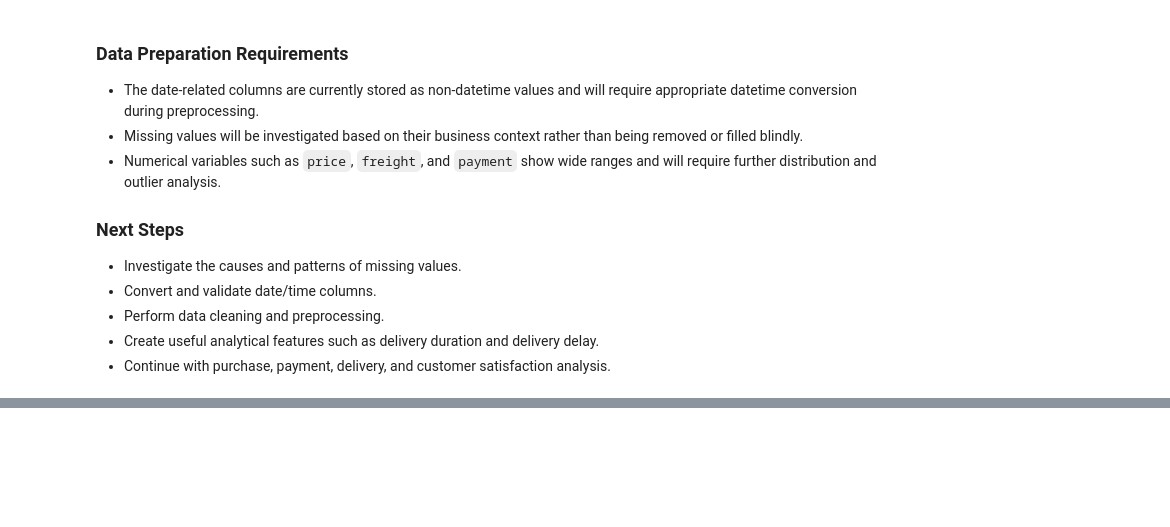
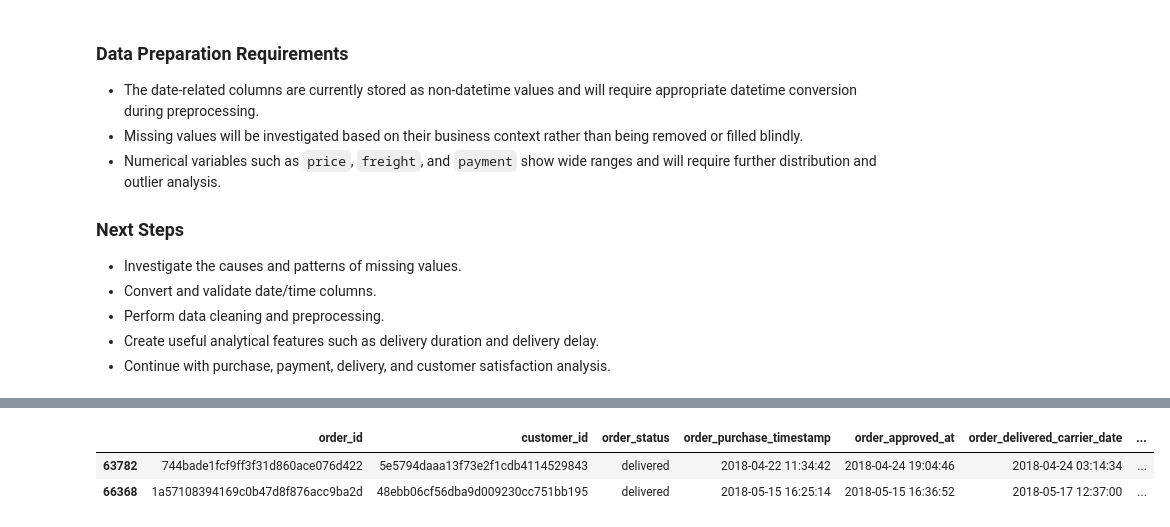
Before and after one commit to PranjaliSBidwe/E-Commerce_Sales_Customer_Behavior_Analysis, a Jupyter notebook: 01_data_understanding.ipynb, the cells around one changed output, grey strips where cells are left out. Saved outputs shown, nothing was run; the diff lists cells and outputs as text; code cells hidden in the pictures; blank space fills up the shorter version.

```diff
--- a/01_data_understanding.ipynb
+++ b/01_data_understanding.ipynb
@@ -273,0 +418,4 @@ df[date_columns].head()
+# %%
+invalid_installments = df[df["installments"] < 1]
+
+print("Invalid installment records:", len(invalid_installments))
@@ -273,0 +514,6 @@ df[date_columns].head()
+# %%
+invalid_installments
+# %% [output]
+|  | order_id | customer_id | order_status | order_purchase_timestamp | order_approved_at | order_delivered_carrier_date | ... |
+| 63782 | 744bade1fcf9ff3f31d860ace076d422 | 5e5794daaa13f73e2f1cdb4114529843 | delivered | 2018-04-22 11:34:42 | 2018-04-24 19:04:46 | 2018-04-24 03:14:34 | ... |
+| 66368 | 1a57108394169c0b47d8f876acc9ba2d | 48ebb06cf56dba9d009230cc751bb195 | delivered | 2018-05-15 16:25:14 | 2018-05-15 16:36:52 | 2018-05-17 12:37:00 | ... |
```
Also changed, not shown: parts of 29 cells of this notebook.
